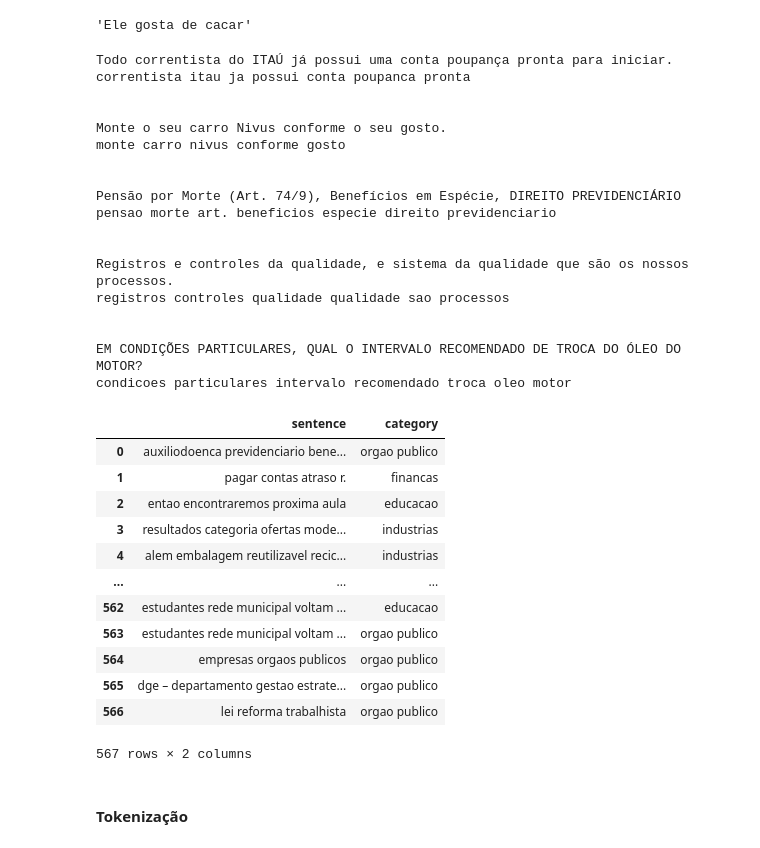
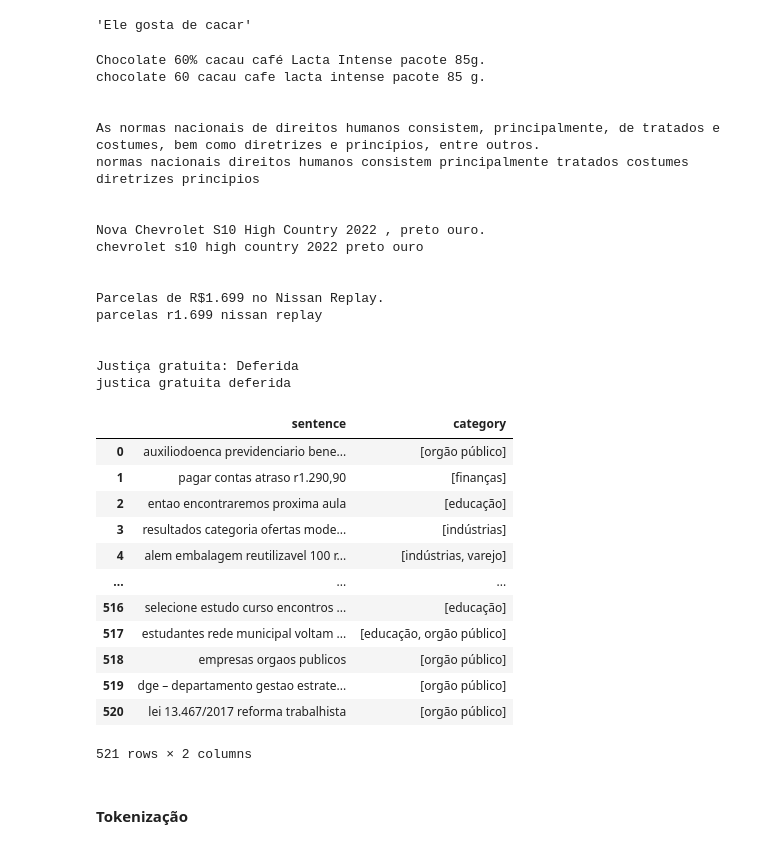
Before and after one commit to MatheussAlvess/NLP_Sectors, a Jupyter notebook: analysis.ipynb, the cells around one changed output. Cells and saved outputs as stored; diff of their text form; code cells hidden in the pictures.

```diff
--- a/analysis.ipynb
+++ b/analysis.ipynb
@@ -121,7 +125,3 @@ dataset
 | 519 | DGE – Departamento de Gestão Estr... | [orgão público] |
 | 520 | Lei 13.467/2017, Reforma Trabalhista | [orgão público] |
 521 rows × 2 columns
-# %%
-## Duplicando as linhas e reiniciando o index
-dataset = dataset.explode(setor).reset_index(drop=True)
-dataset
@@ -188,7 +174,7 @@ def cleaning(text):
     text = re.sub(r"[ùúûü]", "u", text)
     text = re.sub(r"[ýÿ]", "y", text)
     text = re.sub(r"[ç]", "c", text)
-    text = re.sub(r"[0-9]", "", text)
+    # text = re.sub(r"[0-9]", "", text)
 
     text = text.lower()
     document = nlp(text)
@@ -208,43 +194,41 @@ for text in dataset[texto].sample(5).tolist():
     print(cleaning(text))
     print('\n')
 # %% [output]
-Todo correntista do ITAÚ já possui uma conta poupança pronta para iniciar.
-correntista itau ja possui conta poupanca pronta
+Chocolate 60% cacau café Lacta Intense pacote 85g.
+chocolate 60 cacau cafe lacta intense pacote 85 g.
 
 
-Monte o seu carro Nivus conforme o seu gosto.
-monte carro nivus conforme gosto
+As normas nacionais de direitos humanos consistem, principalmente, de tratados e costumes, bem como diretrizes e princípios, entre outros.
+normas nacionais direitos humanos consistem principalmente tratados costumes diretrizes principios
 
 
-Pensão por Morte (Art. 74/9), Benefícios em Espécie, DIREITO PREVIDENCIÁRIO
-pensao morte art. beneficios especie direito previdenciario
+Nova Chevrolet S10 High Country 2022 , preto ouro.
+chevrolet s10 high country 2022 preto ouro
 
 
-Registros e controles da qualidade, e sistema da qualidade que são os nossos processos.
-registros controles qualidade qualidade sao processos
+Parcelas de R$1.699 no Nissan Replay.
+parcelas r1.699 nissan replay
 
 
-EM CONDIÇÕES PARTICULARES, QUAL O INTERVALO RECOMENDADO DE TROCA DO ÓLEO DO MOTOR?
-condicoes particulares intervalo recomendado troca oleo motor
+Justiça gratuita: Deferida
+justica gratuita deferida
 # %%
 dataset[texto] = [cleaning(text) for text in dataset[texto]]
-dataset[setor] = [cleaning(text) for text in dataset[setor]]
-
 dataset
 # %% [output]
 |  | sentence | category |
-| 0 | auxiliodoenca previdenciario bene... | orgao publico |
-| 1 | pagar contas atraso r. | financas |
-| 2 | entao encontraremos proxima aula | educacao |
-| 3 | resultados categoria ofertas mode... | industrias |
-| 4 | alem embalagem reutilizavel recic... | industrias |
+| 0 | auxiliodoenca previdenciario bene... | [orgão público] |
+| 1 | pagar contas atraso r1.290,90 | [finanças] |
+| 2 | entao encontraremos proxima aula | [educação] |
+| 3 | resultados categoria ofertas mode... | [indústrias] |
+| 4 | alem embalagem reutilizavel 100 r... | [indústrias, varejo] |
 | ... | ... | ... |
-| 562 | estudantes rede municipal voltam ... | educacao |
-| 563 | estudantes rede municipal voltam ... | orgao publico |
-| 564 | empresas orgaos publicos | orgao publico |
-| 565 | dge – departamento gestao estrate... | orgao publico |
-| 566 | lei reforma trabalhista | orgao publico |
+| 516 | selecione estudo curso encontros ... | [educação] |
+| 517 | estudantes rede municipal voltam ... | [educação, orgão público] |
+| 518 | empresas orgaos publicos | [orgão público] |
+| 519 | dge – departamento gestao estrate... | [orgão público] |
+| 520 | lei 13.467/2017 reforma trabalhista | [orgão público] |
-567 rows × 2 columns
+521 rows × 2 columns
 # %% [markdown]
 #### Tokenização
 # %% [markdown]
```
Also changed, not shown: parts of 36 cells of this notebook, 2 other files.
